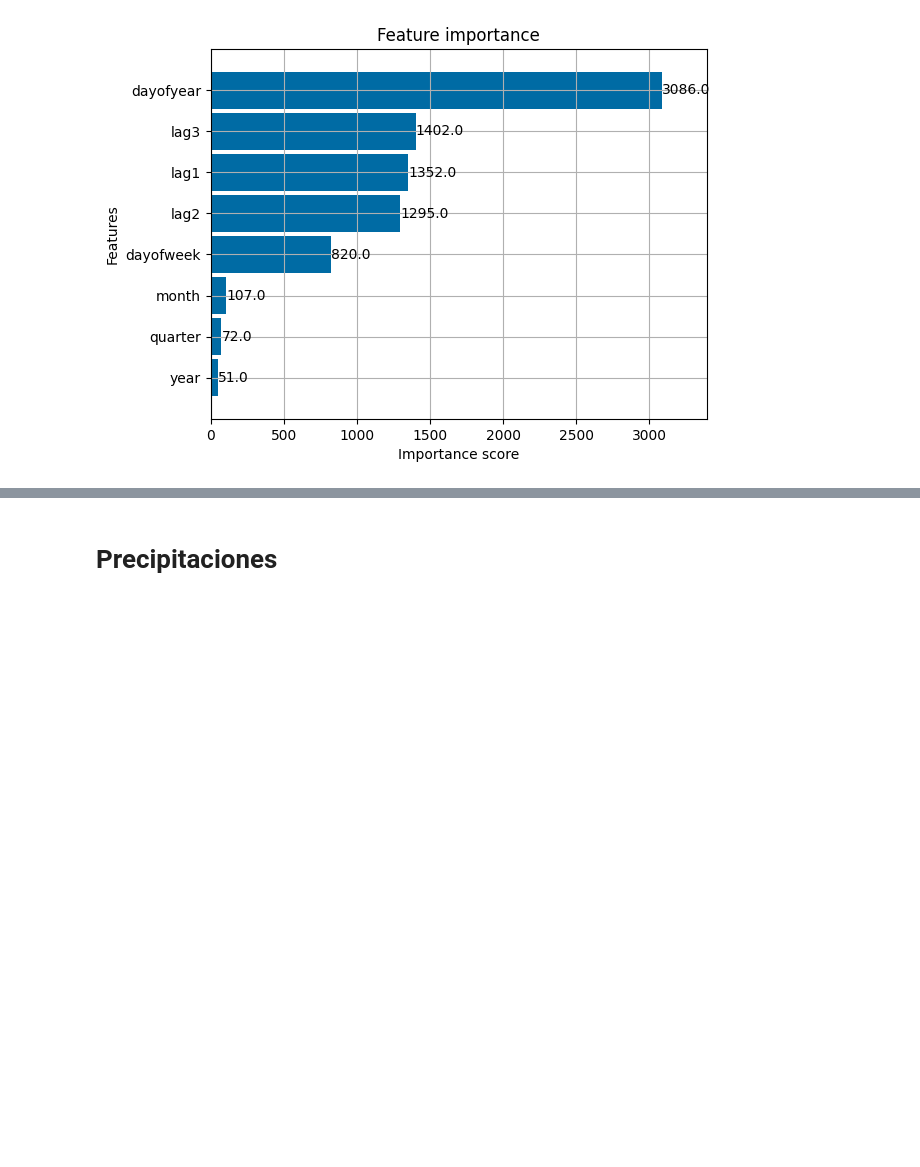
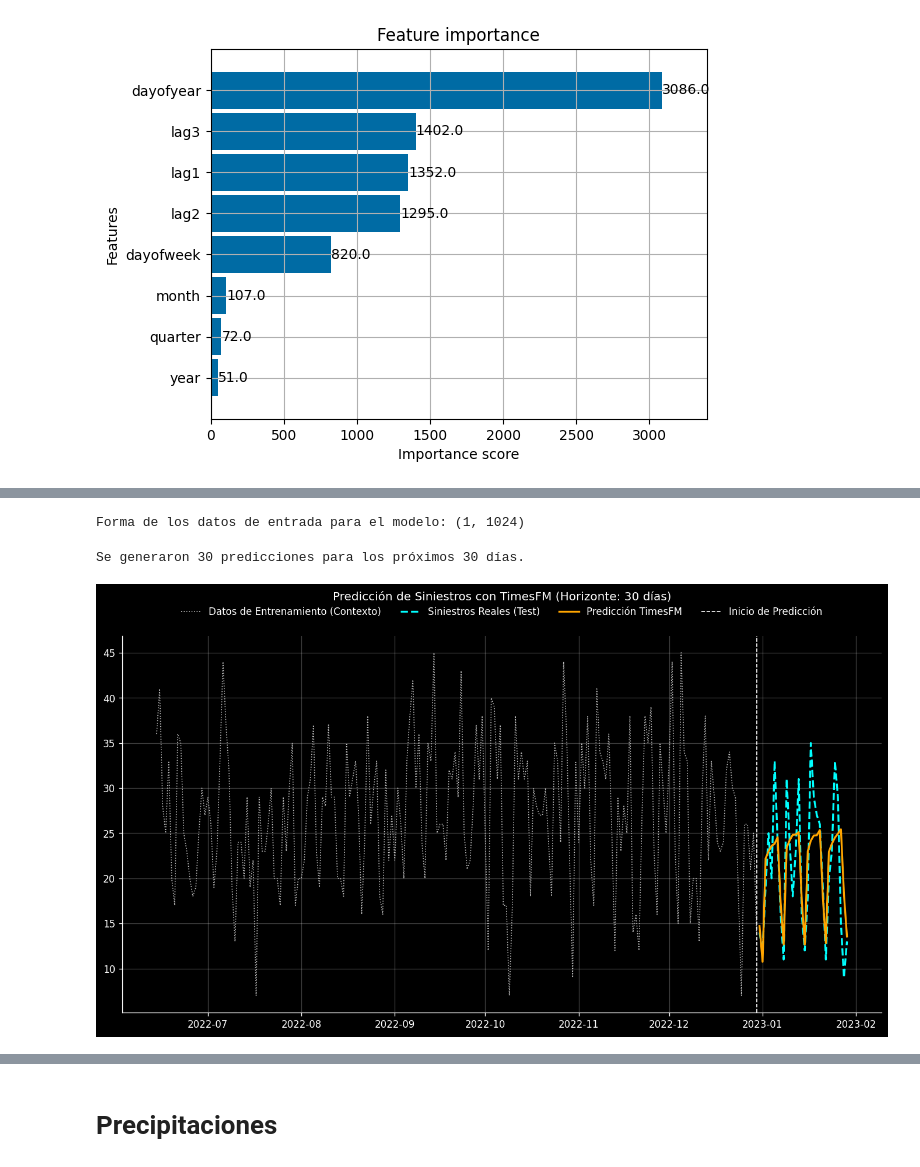
Before and after one commit to SebaAyala/AST_TP_2, a Jupyter notebook: AST_TP_2_CODE.ipynb, the cells around one changed output, grey strips where cells are left out. Saved outputs shown, nothing was run; the diff lists cells and outputs as text; code cells hidden in the pictures; blank space fills up the shorter version.

```diff
--- a/AST_TP_2_CODE.ipynb
+++ b/AST_TP_2_CODE.ipynb
@@ -693,0 +750,75 @@ plt.show()
+# %%
+# 3. Preparación de tus datos
+HORIZON = 30 # Tu horizonte de predicción
+
+# Asumimos que df_siniestros ya está cargado y es un DataFrame de pandas
+# con un índice de fecha y una columna con los valores de los siniestros.
+# Por ejemplo: df_siniestros['cantidad_siniestros']
+
+data_siniestros_TFM = df_siniestros.copy()
+split_index = int(len(data_siniestros_TFM) * 0.8)
+train_siniestros_TFM = data_siniestros_TFM[:split_index]
+test_siniestros_TFM = data_siniestros_TFM[split_index:]
+# --- ADAPTACIÓN CLAVE ---
+# El modelo necesita los últimos `max_context` (1024) puntos del set de entrenamiento
+# para predecir el futuro.
+contexto_para_predecir = train_siniestros_TFM['cantidad_eventos'][-1024:].to_numpy()
+
+# El modelo espera un formato específico: (batch_size, num_timesteps).
+# En nuestro caso, el batch_size es 1.
+inputs_del_modelo = contexto_para_predecir.reshape(1, -1)
+
+print(f"Forma de los datos de entrada para el modelo: {inputs_del_modelo.shape}")
+# %% [output]
+Forma de los datos de entrada para el modelo: (1, 1024)
+# %%
+# 4. Generar la predicción
+# Le pasamos el contexto que preparamos y el horizonte que definimos.
+point_forecast, quantile_forecast = model.forecast(
+    horizon=HORIZON,
+    inputs=inputs_del_modelo
+)
+
+# El resultado 'point_forecast' es un array de numpy.
+# Extraemos la primera (y única) predicción.
+prediccion_siniestros = point_forecast[0]
+
+print(f"Se generaron {len(prediccion_siniestros)} predicciones para los próximos {HORIZON} días.")
+# %% [output]
+Se generaron 30 predicciones para los próximos 30 días.
+# %%
+# 5. Visualizar y comparar
+# Creamos un DataFrame para facilitar la comparación
+df_resultados = pd.DataFrame({
+    'Reales': test_siniestros_TFM['cantidad_eventos'].iloc[:HORIZON].values,
+    'Predichos': prediccion_siniestros
+}, index=test_siniestros_TFM.index[:HORIZON])
+
+
+# Graficamos los resultados
+plt.style.use('dark_background')
+fig, ax = plt.subplots(figsize=(14, 7), dpi=120)
+
+# Datos de entrenamiento (mostramos una parte para dar contexto)
+ax.plot(train_siniestros_TFM.index[-200:], train_siniestros_TFM['cantidad_eventos'][-200:],
+        ls=':', lw=1, color='silver', label='Datos de Entrenamiento (Contexto)')
+
+# Datos reales del período de prueba
+ax.plot(df_resultados.index, df_resultados['Reales'],
+        ls='--', lw=2, color='cyan', label=f'Siniestros Reales (Test)')
+
+# Predicciones del modelo
+ax.plot(df_resultados.index, df_resultados['Predichos'],
+        ls='-', lw=2, color='orange', label='Predicción TimesFM')
+
+# Línea vertical para marcar el inicio de la predicción
+ax.axvline(train_siniestros_TFM.index[-1], ls='--', lw=1, color='white', label='Inicio de Predicción')
+
+ax.legend(frameon=False, ncols=4, loc='upper center', bbox_to_anchor=(0.5, 1.1))
+ax.grid(alpha=0.25)
+ax.set_title(f"Predicción de Siniestros con TimesFM (Horizonte: {HORIZON} días)", y=1.08)
+ax.spines['top'].set_visible(False)
+ax.spines['right'].set_visible(False)
+plt.show()
+# %% [output]
+[figure, added]
```
Also changed, not shown: parts of 30 cells of this notebook.
